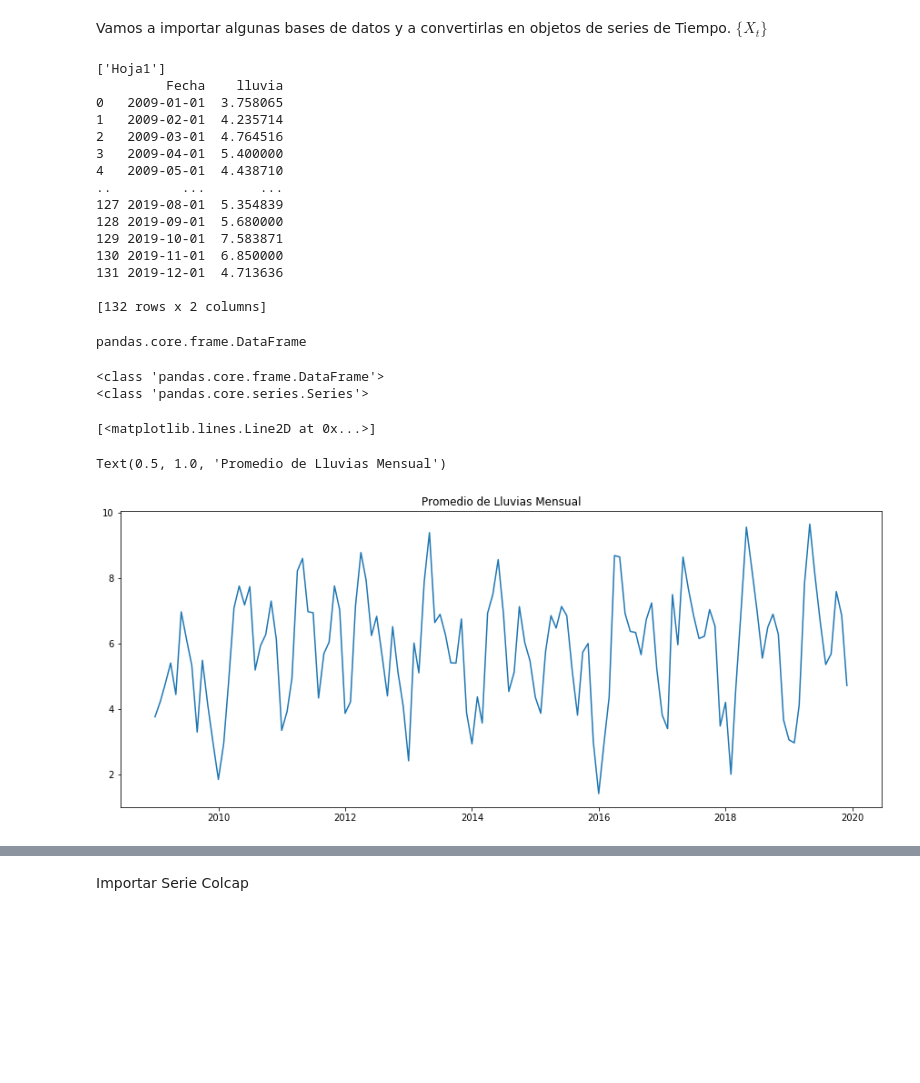
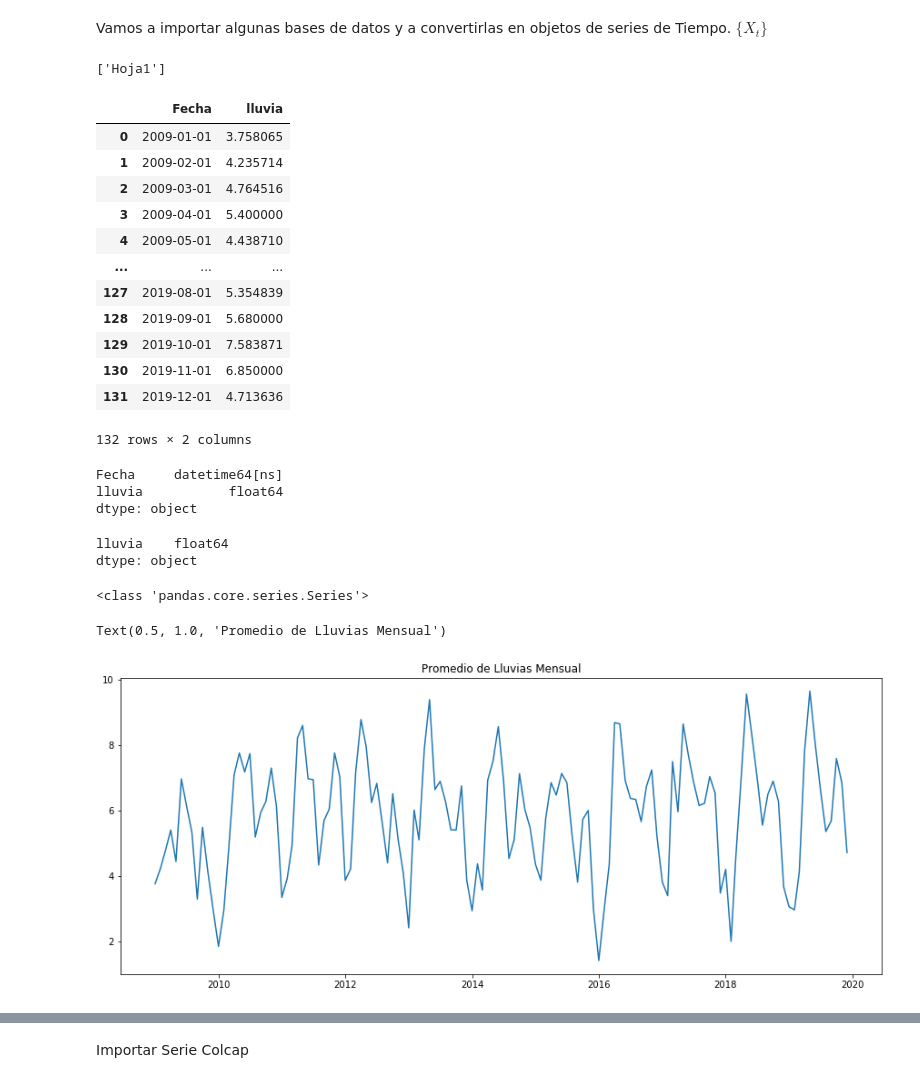
Before and after one commit to TheJarmanitor/TimeSeries, a Jupyter notebook: Python Jupyter/Importacion.ipynb, the cells around one changed output, grey strips where cells are left out. Drawn from its saved outputs; the diff is of its cells as text; code cells hidden in the pictures; blank space fills up the shorter version.

```diff
--- a/Python Jupyter/Importacion.ipynb
+++ b/Python Jupyter/Importacion.ipynb
@@ -18,47 +19,49 @@ Vamos a importar algunas bases de datos y a convertirlas en objetos de series de
 # %%
 #Usamos Pandas para manejar las bases de Datos
 #Importación de los datos
-data = pd.ExcelFile('/Users/sergiocalderon/Documents/GitHub/TimeSeries/Bases de Datos/Lluvia.xlsx')
+data = pd.ExcelFile(file_path+'Lluvia.xlsx')
 print(data.sheet_names)
 #Data Frame de la hoja "Datos"
 df=data.parse('Hoja1')
 
-print(df)
-type(df)
+display(df)
+print(df.dtypes)
 # %% [output]
 ['Hoja1']
-         Fecha    lluvia
-0   2009-01-01  3.758065
-1   2009-02-01  4.235714
-2   2009-03-01  4.764516
-3   2009-04-01  5.400000
-4   2009-05-01  4.438710
-..         ...       ...
-127 2019-08-01  5.354839
-128 2019-09-01  5.680000
-129 2019-10-01  7.583871
-130 2019-11-01  6.850000
-131 2019-12-01  4.713636
-
-[132 rows x 2 columns]
+|  | Fecha | lluvia |
+| 0 | 2009-01-01 | 3.758065 |
+| 1 | 2009-02-01 | 4.235714 |
+| 2 | 2009-03-01 | 4.764516 |
+| 3 | 2009-04-01 | 5.400000 |
+| 4 | 2009-05-01 | 4.438710 |
+| ... | ... | ... |
+| 127 | 2019-08-01 | 5.354839 |
+| 128 | 2019-09-01 | 5.680000 |
+| 129 | 2019-10-01 | 7.583871 |
+| 130 | 2019-11-01 | 6.850000 |
+| 131 | 2019-12-01 | 4.713636 |
-pandas.core.frame.DataFrame
+132 rows × 2 columns
+Fecha     datetime64[ns]
+lluvia           float64
+dtype: object
 # %%
 %qtconsole
 # %%
 df['Fecha']=pd.to_datetime(df['Fecha'])###Sólo es necesario si no tiene formato de fecha
 Lluvia=df.set_index('Fecha')
-print(type(Lluvia))
+print(Lluvia.dtypes)
 #ColCap
-
-Lluviats=Lluvia['lluvia']
-print(type(Lluviats))
-plt.plot(Lluviats)
-plt.title('Promedio de Lluvias Mensual')
-##%qtconsole
 # %% [output]
-<class 'pandas.core.frame.DataFrame'>
-<class 'pandas.core.series.Series'>
+lluvia    float64
+dtype: object
-[<matplotlib.lines.Line2D at 0x...>]
-Text(0.5, 1.0, 'Promedio de Lluvias Mensual')
-[figure, removed]
+# %%
+Lluviats=Lluvia['lluvia']
+print(type(Lluviats))
+plt.plot(Lluviats)
+plt.title('Promedio de Lluvias Mensual')
+##%qtconsole
+# %% [output]
+<class 'pandas.core.series.Series'>
+Text(0.5, 1.0, 'Promedio de Lluvias Mensual')
+[figure, added]
 # %%
```
Also changed, not shown: parts of 3 cells of this notebook, 1 other file.
